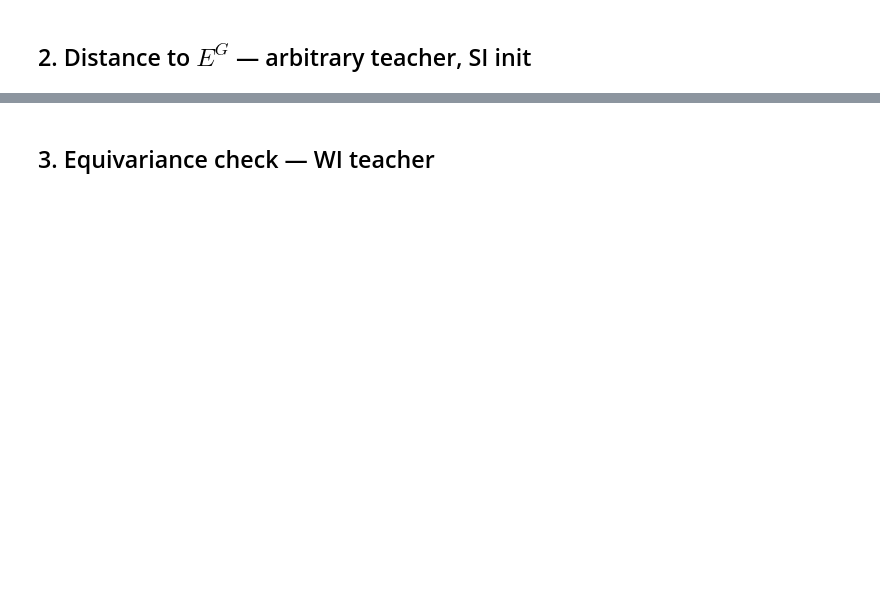
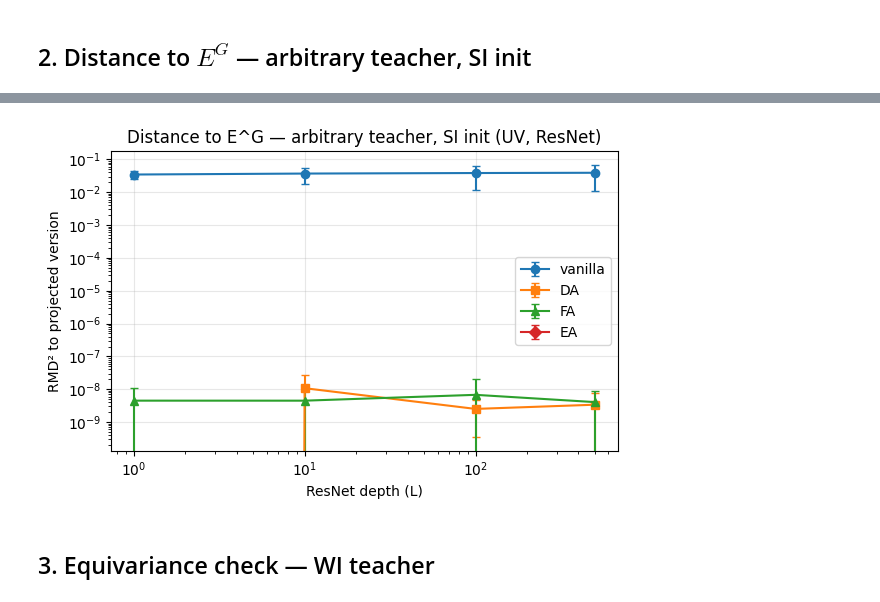
Before and after one commit to Kikidu59/Dola, a Jupyter notebook: notebooks/figures_resnet_uv.ipynb, the cells around one changed output, grey strips where cells are left out. Cells and saved outputs as stored; diff of their text form; code cells hidden in the pictures; blank space fills up the shorter version.

```diff
--- a/notebooks/figures_resnet_uv.ipynb
+++ b/notebooks/figures_resnet_uv.ipynb
@@ -106,5 +105,7 @@ KeyboardInterrupt:
 # %%
-plot_rmd_curves(L_VALUES, results_arb, "ResNet depth (L)", "Distance to E^G — arbitrary teacher, SI init (UV, ResNet)")
+plot_rmd_curves(L_VALUES, results_arb, "ResNet depth (L)", "Distance to E^G — arbitrary teacher, SI init (UV, ResNet)", filename="dist_Eg_uv_rn_arb.pdf", save_pdf=True)
+# %% [output]
+[figure, added]
 # %% [markdown]
 ## 3. Equivariance check — WI teacher
 # %%
```
Also changed, not shown: parts of 10 cells of this notebook, 23 other files.
